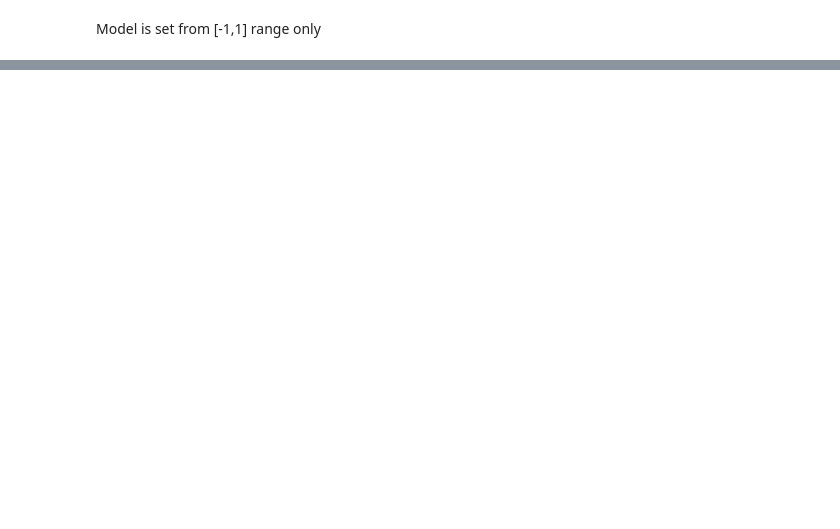
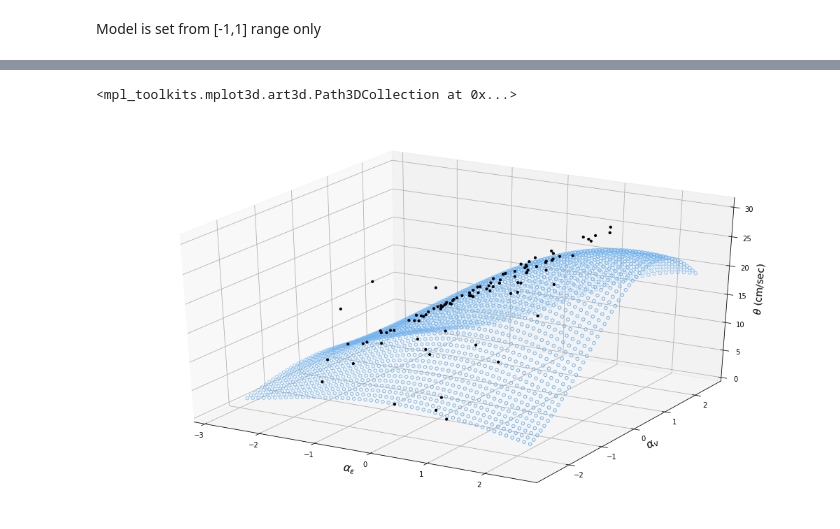
Before and after one commit to mtareqsoliman/msthesis, a Jupyter notebook: 100ML_10282022.ipynb, the cells around one changed output, grey strips where cells are left out. Cells and saved outputs as stored; diff of their text form; code cells hidden in the pictures; blank space fills up the shorter version.

```diff
--- a/100ML_10282022.ipynb
+++ b/100ML_10282022.ipynb
@@ -408,7 +440,7 @@ result_100_cleaned = pd.DataFrame(result_100_list)
 result_100_cleaned[['theta_100']].drop(upper[0], inplace = True)
 result_100_cleaned[['theta_100']].drop(lower[0], inplace = True)
 '''
-x1_mesh,x2_mesh = np.linspace(-2, 2, 50), np.linspace(-2, 2, 50)
+x1_mesh,x2_mesh = np.linspace(-2.5, 2.5, 50), np.linspace(-2.5, 2.5, 50)
 x1_mesh, x2_mesh = np.meshgrid(x1_mesh, x2_mesh)
 x_mesh = np.array([x1_mesh.flatten(), x2_mesh.flatten()]).T
 
@@ -433,6 +465,10 @@ def mesh_maker(degree):
     poly_x_mesh = poly_model.fit_transform(x_mesh)
     y_mesh = regression_model.predict(poly_x_mesh)
     return y_mesh
+
+
+fig, ax = plt.subplots(figsize =(18,10), subplot_kw={'projection': '3d'})
+
 
 fig = go.Figure()
 
@@ -469,33 +505,42 @@ fig.update_layout(
             buttons=list([
                 dict(label="Just points",
                      method="update",
                      args=[{"visible": [True,False, False, False, False, False, False]},
                            {"title": "No model",
                             "annotations": []}]),
                 dict(label="2th degree",
                      method="update",
                      args=[{"visible": [True,True, True, False, False, False, False]},
                            {"title": "3th degree model for limited range",
                             "annotations": []}]),
                 dict(label="3th degree",
                      method="update",
                     args=[{"visible": [True,False, False, True, True, False, False]},
                            {"title": "4th degree model for limited range",
                             "annotations": []}]),
                 dict(label="5th degree",
                      method="update",
                      args=[{"visible": [True,False, False, False, False, True, True]},
                            {"title": "5th degree model for limited range",
                             "annotations":  []}]),
             ]),
         )
     ])
 
 fig.show()
 
+ax.set_zlabel(r"$\theta$ (cm/sec)",fontsize=14)
+ax.set_xlabel(r"$\alpha_\epsilon$",fontsize=16)
+ax.set_ylabel(r"$\alpha_v$",fontsize=16)
+
+ax.scatter(ecu_100_alpha_frag, Vult_100_alpha_frag, theta_100_list,color='black',marker='.',alpha=1,s=40)
+ax.scatter(x_mesh[:,0], x_mesh[:,1], np.exp(mesh_maker(2)), facecolor=(0,0,0,0), s=20, edgecolor='#70b3f0')
+
 # Add dropdown
 # %% [output]
 [interactive output not drawn]
+<mpl_toolkits.mplot3d.art3d.Path3DCollection at 0x...>
+[figure, added]
 # %%
 cropped_model= pd.DataFrame(columns=['ecu_alpha','Vult_alpha','theta'])
 cropped_model['ecu_alpha'],cropped_model['Vult_alpha'],cropped_model['theta']  = x_1,x_2,test_y
```
Also changed, not shown: parts of 4 cells of this notebook.
